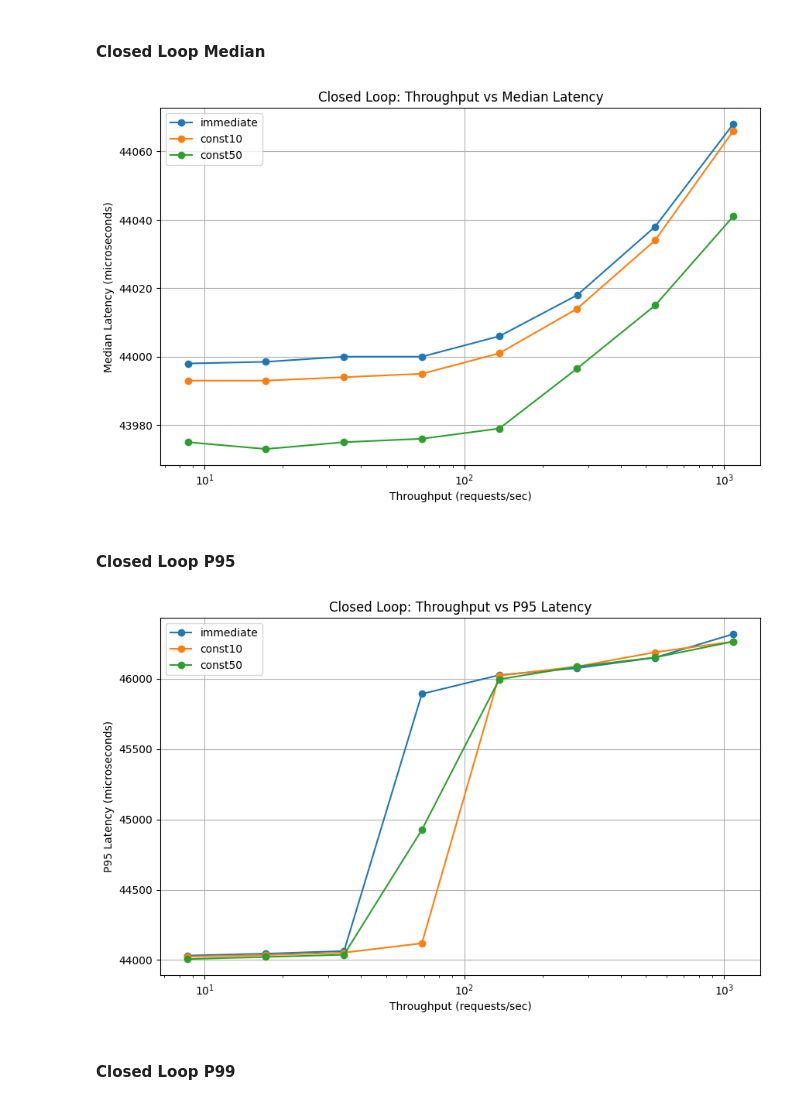
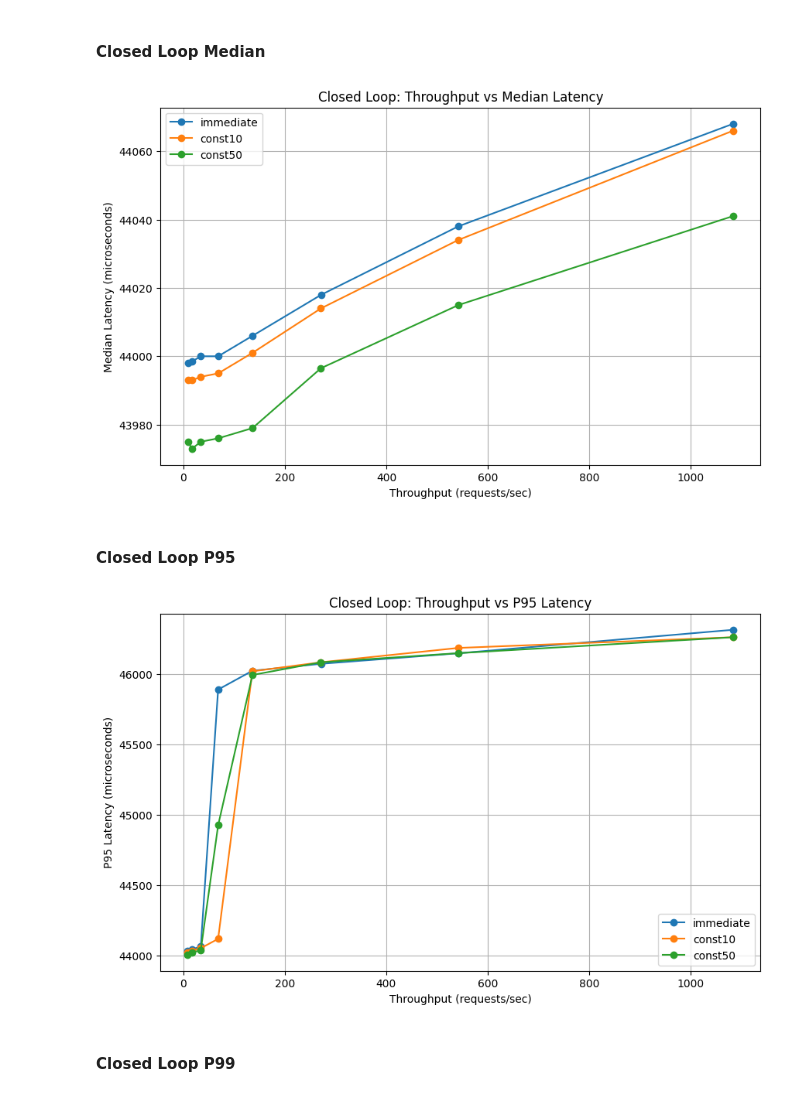
Before and after one commit to Steven-Yiran/woonsocket, a Jupyter notebook: project-0/report.ipynb, the cells around one changed output. Cells and saved outputs as stored; diff of their text form; code cells hidden in the pictures.

```diff
--- a/project-0/report.ipynb
+++ b/project-0/report.ipynb
@@ -46,31 +46,31 @@ plt.title('Closed Loop: Throughput vs Median Latency')
 plt.legend()
 plt.grid(True)
 #plt.yscale('log')
-plt.xscale('log')
+#plt.xscale('log')
 plt.show()
 # %% [output]
-[figure, old version]
+[figure, new version]
 # %% [markdown]
 #### Closed Loop P95
 # %%
 # plot the throughput-latency graph for all p95 latencies
 plt.figure(figsize=(10, 6))
 
 for workload in df['workload'].unique():
     workload_data = df[df['workload'] == workload]
     plt.plot(workload_data['throughput'], workload_data['p95_latency'],
              marker='o', label=workload)
 
 plt.xlabel('Throughput (requests/sec)')
 plt.ylabel('P95 Latency (microseconds)')
 plt.title('Closed Loop: Throughput vs P95 Latency')
 plt.legend()
 plt.grid(True)
 #plt.yscale('log')
-plt.xscale('log')
+#plt.xscale('log')
 plt.show()
 # %% [output]
-[figure, old version]
+[figure, new version]
 # %% [markdown]
 #### Closed Loop P99
 # %%
```
Also changed, not shown: parts of 7 cells of this notebook, 4 other files.
